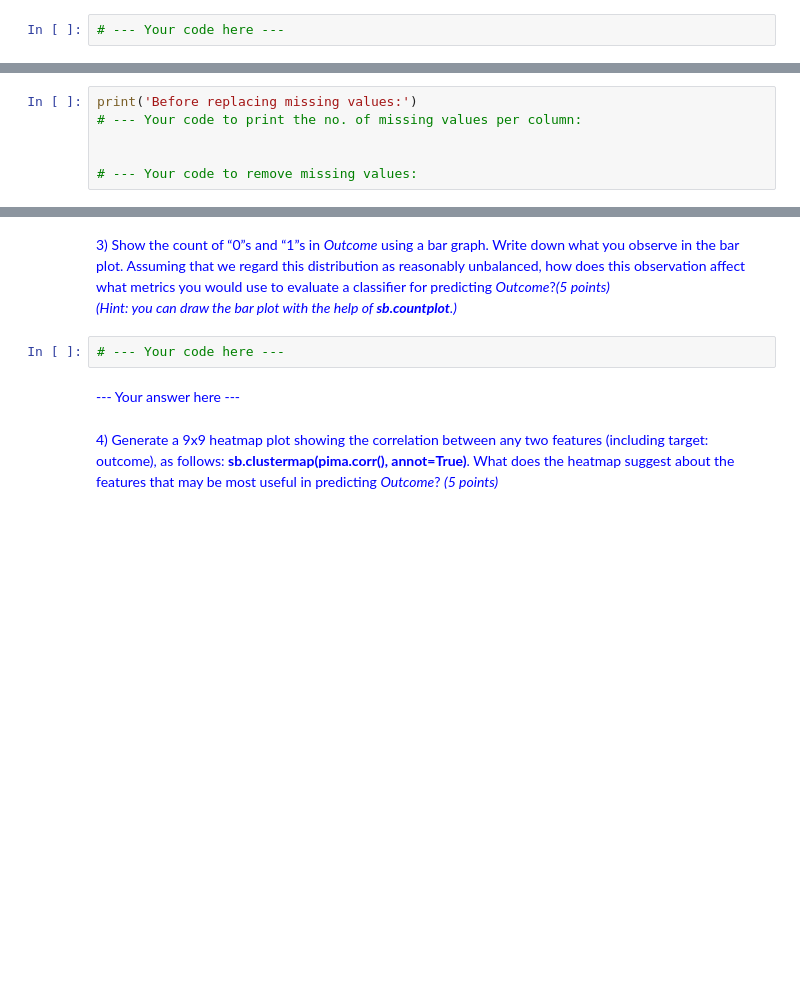
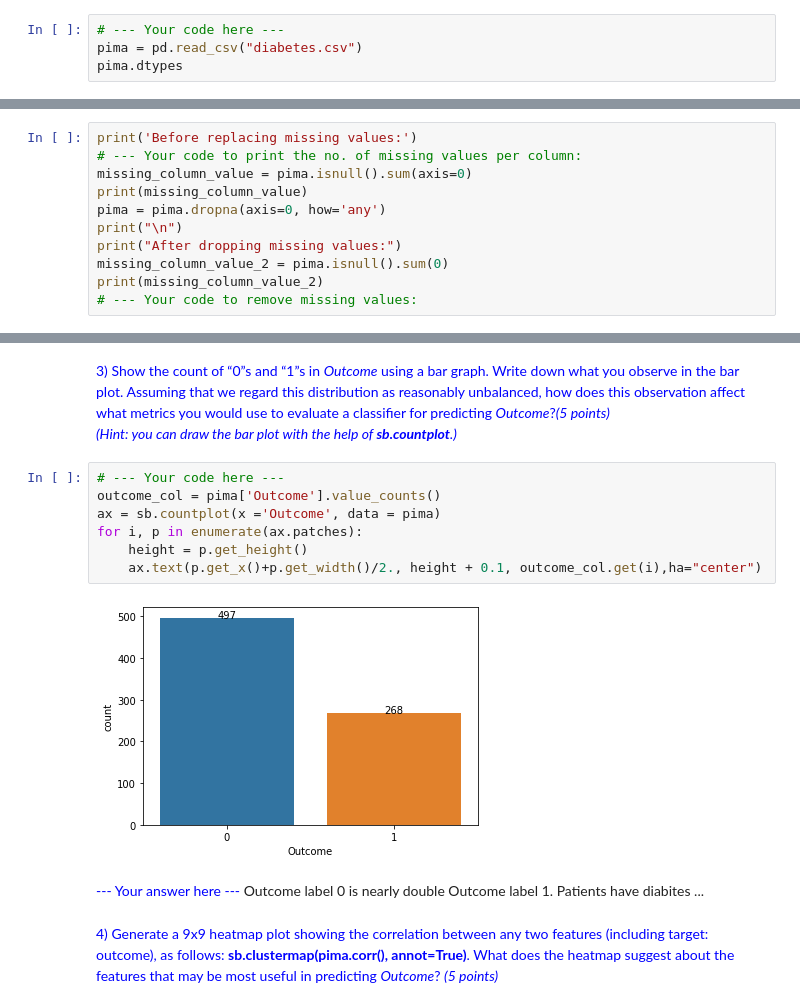
Before and after one commit to Hung86/CS5228_Knowledge-Discovery, a Jupyter notebook: assignment2/assign2.ipynb, the cells around one changed output, grey strips where cells are left out. Saved outputs shown, nothing was run; the diff lists cells and outputs as text; blank space fills up the shorter version.

```diff
--- a/assignment2/assign2.ipynb
+++ b/assignment2/assign2.ipynb
@@ -56,3 +56,5 @@ warnings.filterwarnings('ignore')
 <span style="color:blue">1) Print the dtype of each column to review the data types of the attributes in the dataset. *(2 points)*</span>
 # %%
 # --- Your code here ---
+pima = pd.read_csv("diabetes.csv")
+pima.dtypes
@@ -63,6 +76,11 @@ warnings.filterwarnings('ignore')
 # %%
 print('Before replacing missing values:')
 # --- Your code to print the no. of missing values per column:
-
-
+missing_column_value = pima.isnull().sum(axis=0)
+print(missing_column_value)
+pima = pima.dropna(axis=0, how='any')
+print("\n")
+print("After dropping missing values:")
+missing_column_value_2 = pima.isnull().sum(0)
+print(missing_column_value_2)
 # --- Your code to remove missing values:
@@ -70,10 +106,18 @@ print('Before replacing missing values:')
 <span style="color:blue">3) Show the count of “0”s and “1”s in *Outcome* using a bar graph. Write down what you observe in the bar plot. Assuming that we regard this distribution as reasonably unbalanced, how does this observation affect what metrics you would use to evaluate a classifier for predicting *Outcome*?*(5 points)*
 <br/>_(Hint: you can draw the bar plot with the help of **sb.countplot**.)_
 </span>
-# %%
-# --- Your code here ---
+# %%
+# --- Your code here ---
+outcome_col = pima['Outcome'].value_counts()
+ax = sb.countplot(x ='Outcome', data = pima)
+for i, p in enumerate(ax.patches):
+    height = p.get_height()
+    ax.text(p.get_x()+p.get_width()/2., height + 0.1, outcome_col.get(i),ha="center")
+# %% [output]
+[figure, added]
 # %% [markdown]
 <span style="color:blue">--- Your answer here ---</span>
+Outcome label 0 is nearly double Outcome label 1. Patients have diabites ...
 # %% [markdown]
 <span style="color:blue">4) Generate a 9x9 heatmap plot showing the correlation between any two features (including target: outcome), as follows: **sb.clustermap(pima.corr(), annot=True)**. What does the heatmap suggest about the features that may be most useful in predicting *Outcome*? *(5 points)*<br/>
 # %%
```
Also changed, not shown: parts of 15 cells of this notebook.
